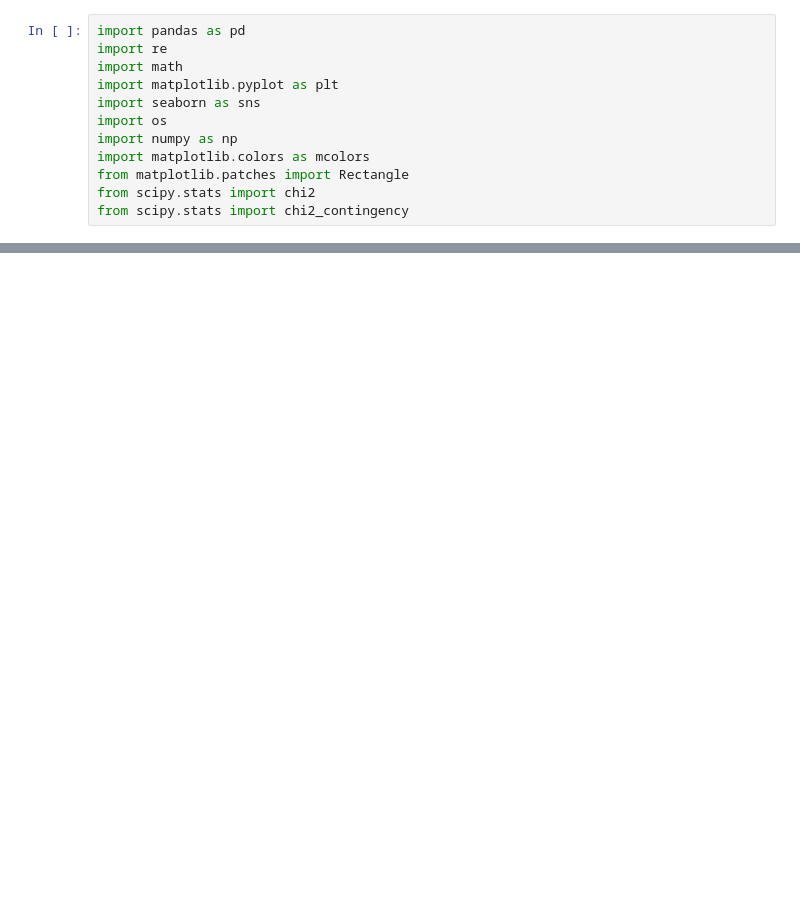
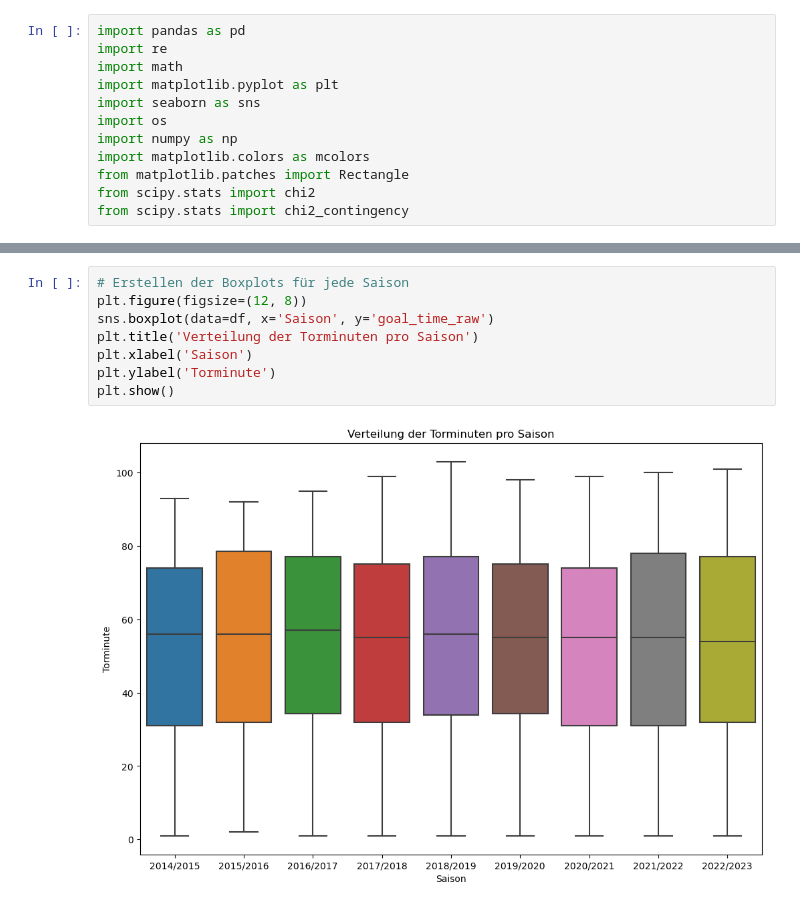
Before and after one commit to lederyou/Fussballdaten, a Jupyter notebook: SerieA/SerieA_Analyse.ipynb, the cells around one changed output, grey strips where cells are left out. Drawn from its saved outputs; the diff is of its cells as text; blank space fills up the shorter version.

```diff
--- a/SerieA/SerieA_Analyse.ipynb
+++ b/SerieA/SerieA_Analyse.ipynb
@@ -30,0 +31,10 @@ df.head(10)
+# %%
+# Erstellen der Boxplots für jede Saison
+plt.figure(figsize=(12, 8))
+sns.boxplot(data=df, x='Saison', y='goal_time_raw')
+plt.title('Verteilung der Torminuten pro Saison')
+plt.xlabel('Saison')
+plt.ylabel('Torminute')
+plt.show()
+# %% [output]
+[figure, added]
```
Also changed, not shown: parts of 1 cell of this notebook.
